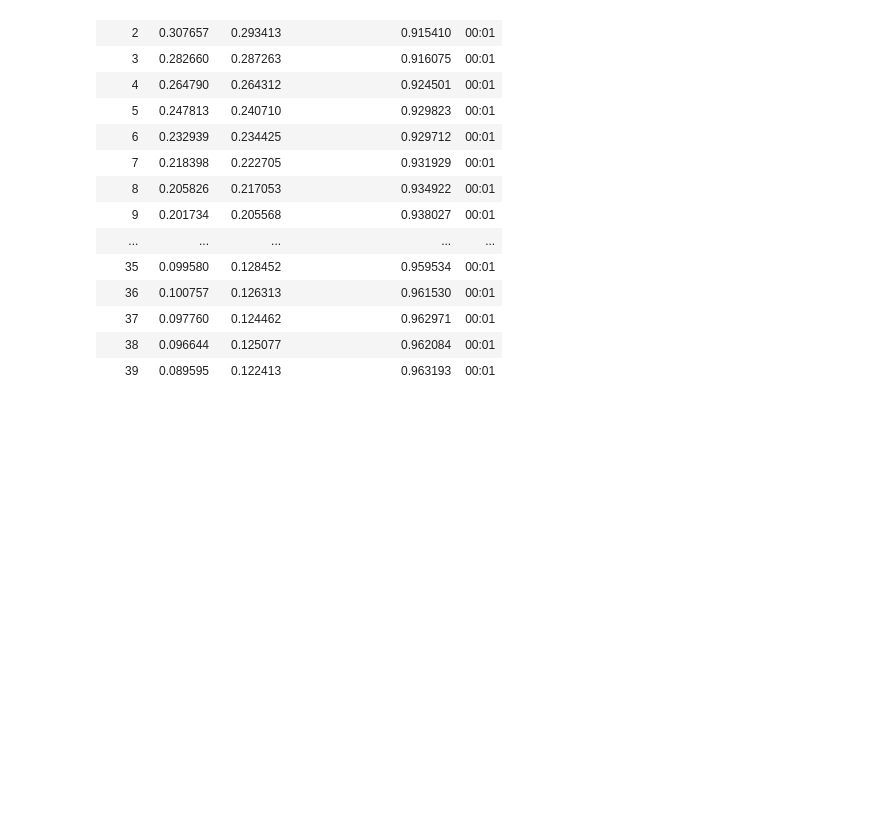
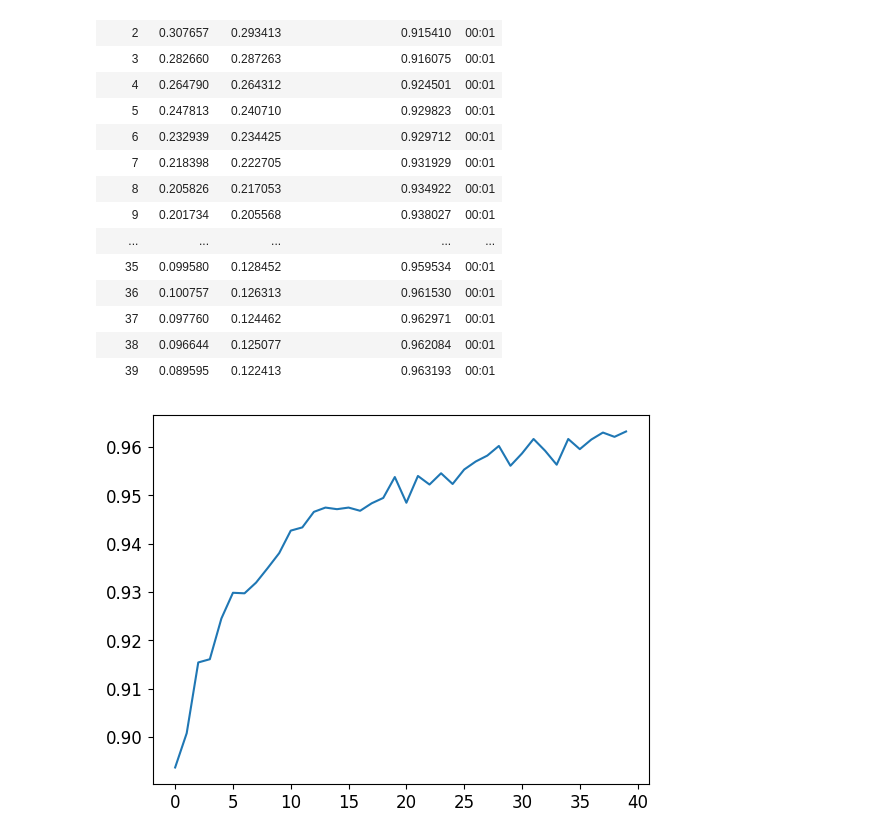
Before and after one commit to Toamatvey/fastbook, a Jupyter notebook: 04_mnist_basics.ipynb, the cells around one changed output. Saved outputs shown, nothing was run; the diff lists cells and outputs as text; code cells hidden in the pictures; blank space fills up the shorter version.

Commit message:
Create a plot

```diff
--- a/04_mnist_basics.ipynb
+++ b/04_mnist_basics.ipynb
@@ -1718,3 +1718,7 @@ simple_network_learner.fit(40, 0.1)
 | 37 | 0.097760 | 0.124462 | 0.962971 | 00:01 |
 | 38 | 0.096644 | 0.125077 | 0.962084 | 00:01 |
 | 39 | 0.089595 | 0.122413 | 0.963193 | 00:01 |
+# %%
+plt.plot(L(simple_network_learner.recorder.values).itemgot(2));
+# %% [output]
+[figure, added]
```
